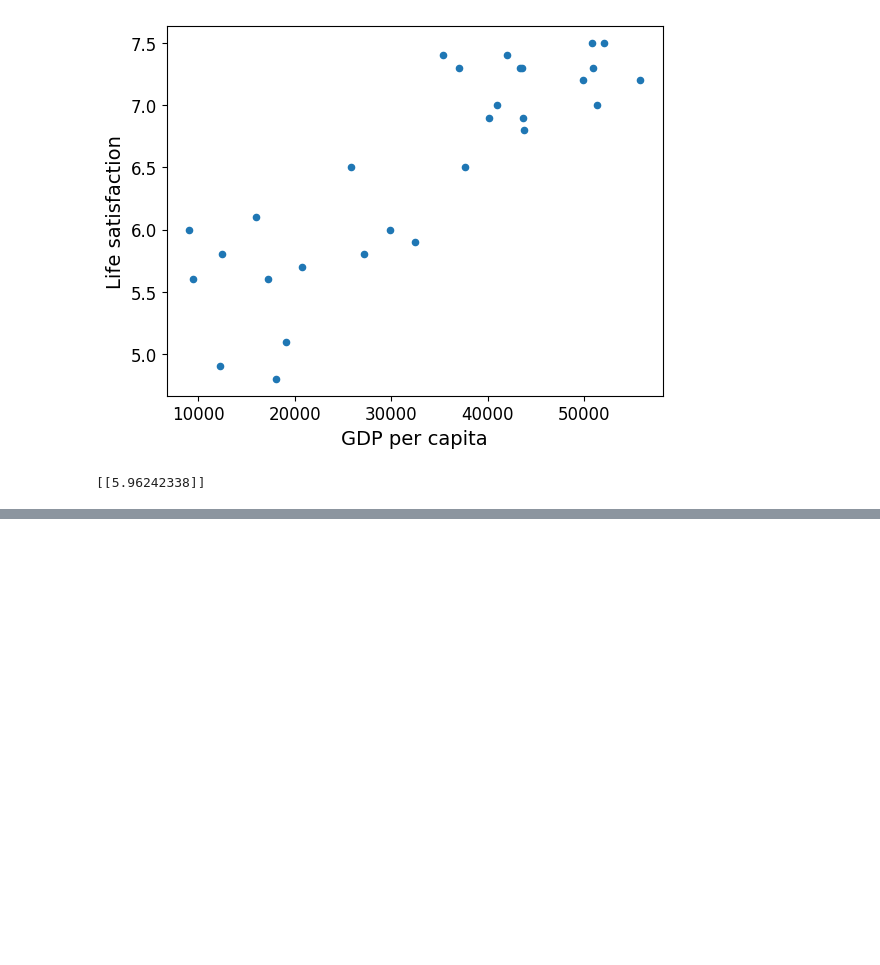
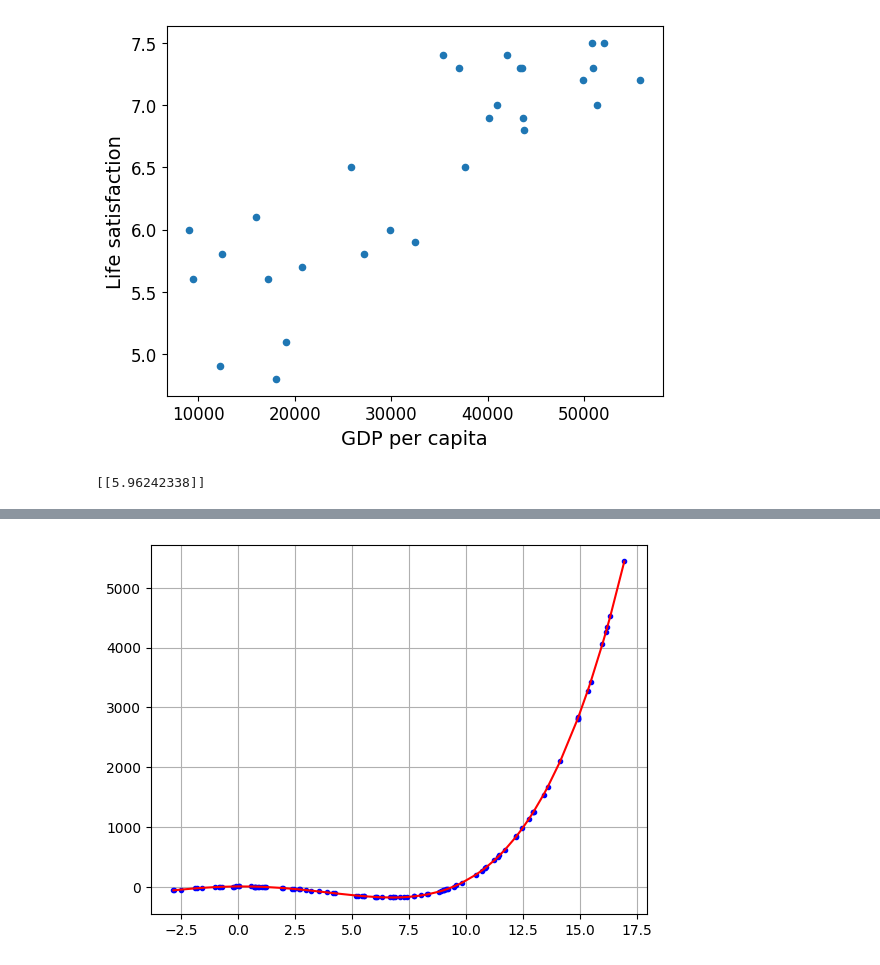
Before and after one commit to MikZmu/machineLearningEllipsometry, a Jupyter notebook: Untitled.ipynb, the cells around one changed output, grey strips where cells are left out. Saved outputs shown, nothing was run; the diff lists cells and outputs as text; code cells hidden in the pictures; blank space fills up the shorter version.

```diff
--- a/Untitled.ipynb
+++ b/Untitled.ipynb
@@ -74,0 +161,9 @@ print(model.predict(X_new)) # outputs [[ 5.96242338]]
+# %%
+xToPlot = np.sort(X,axis=0)
+yToPlot = lin_reg.predict(poly_features.fit_transform(xToPlot))
+fig, ax = plt.subplots()
+ax.plot(X,y,'b.', label = "training data samples")
+ax.plot(xToPlot,yToPlot,'r-', label = "model prediction")
+ax.grid(True)
+# %% [output]
+[figure, added]
```
Also changed, not shown: parts of 8 cells of this notebook, 1 other file.
